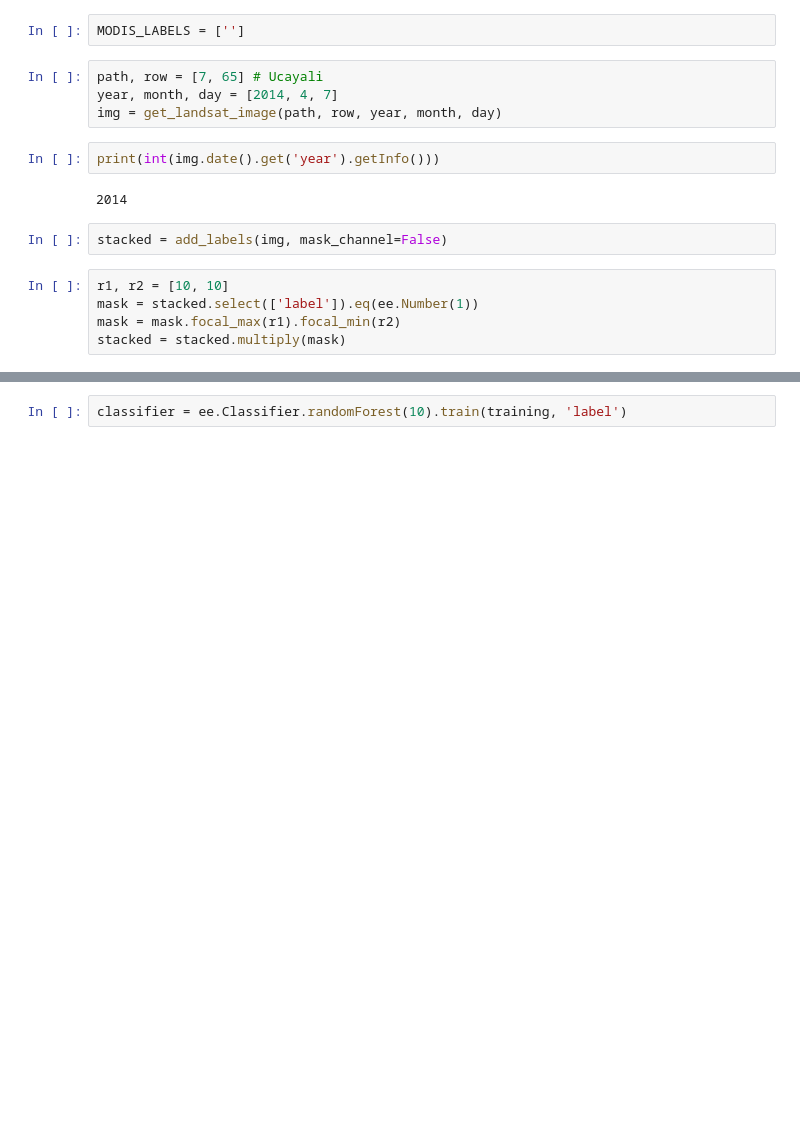
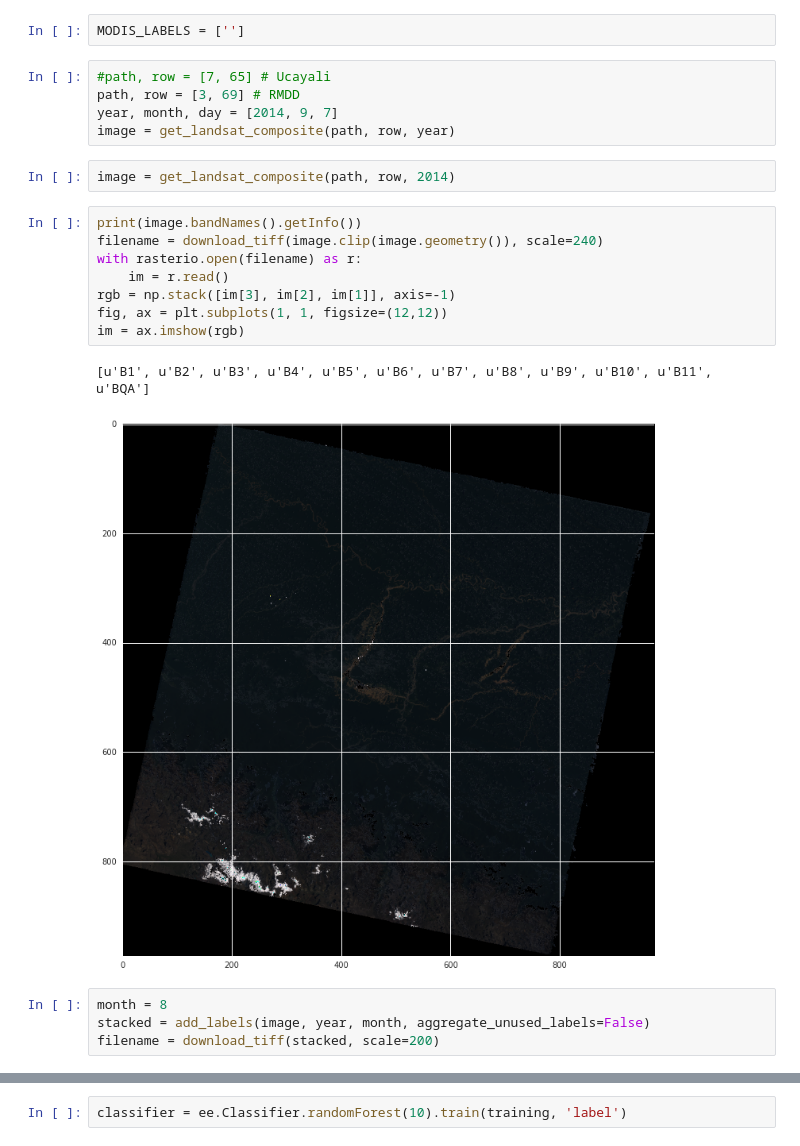
Before and after one commit to nongroup-lanl/ee-notebooks, a Jupyter notebook: ee-sandbox.ipynb, the cells around one changed output, grey strips where cells are left out. Cells and saved outputs as stored; diff of their text form; blank space fills up the shorter version.

```diff
--- a/ee-sandbox.ipynb
+++ b/ee-sandbox.ipynb
@@ -16,17 +65,24 @@ ee.Initialize()
 # %%
 MODIS_LABELS = ['']
 # %%
-path, row = [7, 65] # Ucayali
-year, month, day = [2014, 4, 7]
-img = get_landsat_image(path, row, year, month, day)
+#path, row = [7, 65] # Ucayali
+path, row = [3, 69] # RMDD
+year, month, day = [2014, 9, 7]
+image = get_landsat_composite(path, row, year)
-# %%
-print(int(img.date().get('year').getInfo()))
-# %% [output]
-2014
-# %%
-stacked = add_labels(img, mask_channel=False)
-# %%
-r1, r2 = [10, 10]
-mask = stacked.select(['label']).eq(ee.Number(1))
-mask = mask.focal_max(r1).focal_min(r2)
-stacked = stacked.multiply(mask)
+# %%
+image = get_landsat_composite(path, row, 2014)
+# %%
+print(image.bandNames().getInfo())
+filename = download_tiff(image.clip(image.geometry()), scale=240)
+with rasterio.open(filename) as r:
+    im = r.read()
+rgb = np.stack([im[3], im[2], im[1]], axis=-1)
+fig, ax = plt.subplots(1, 1, figsize=(12,12))
+im = ax.imshow(rgb)
+# %% [output]
+[u'B1', u'B2', u'B3', u'B4', u'B5', u'B6', u'B7', u'B8', u'B9', u'B10', u'B11', u'BQA']
+[figure, added]
+# %%
+month = 8
+stacked = add_labels(image, year, month, aggregate_unused_labels=False)
+filename = download_tiff(stacked, scale=200)
```
Also changed, not shown: parts of 27 cells of this notebook, 1 other file.
